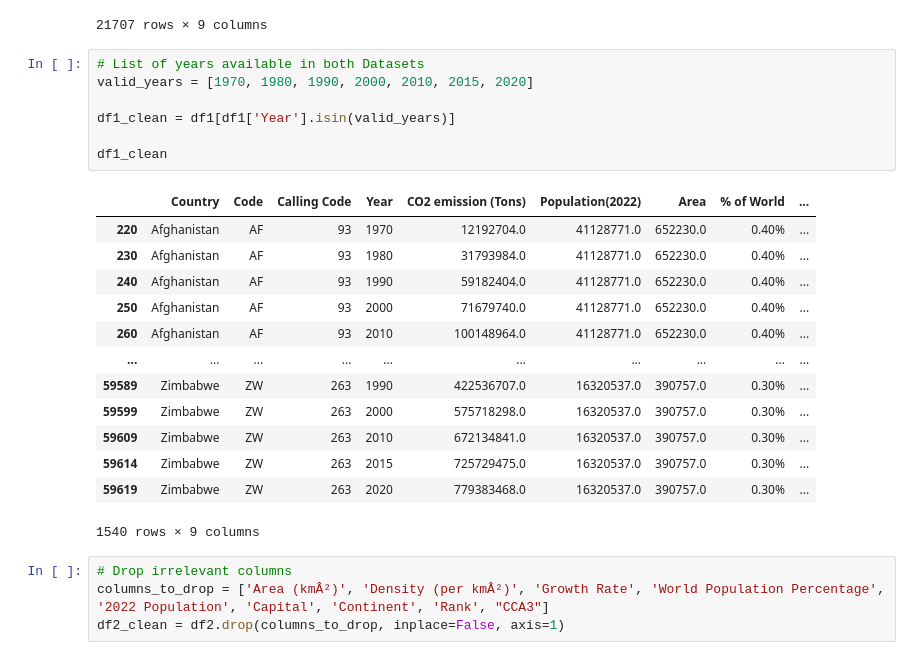
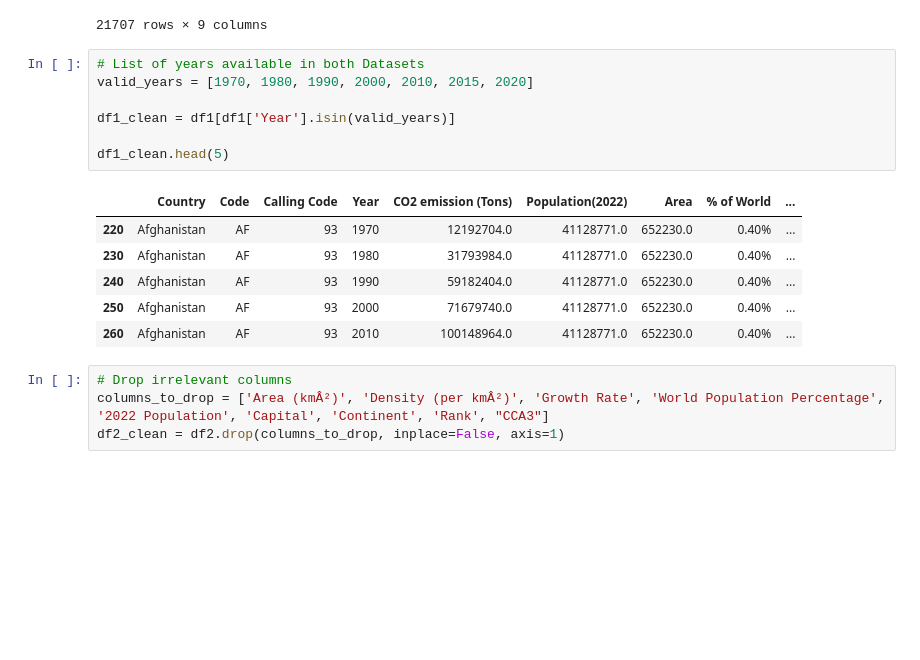
Before and after one commit to Nelius1k/Regression-Model, a Jupyter notebook: co2-Emissions.ipynb, the cells around one changed output. Saved outputs shown, nothing was run; the diff lists cells and outputs as text; blank space fills up the shorter version.

Commit message:
table 2 merge fix

```diff
--- a/co2-Emissions.ipynb
+++ b/co2-Emissions.ipynb
@@ -83,24 +83,17 @@ df1_clean
 # %%
 # List of years available in both Datasets
 valid_years = [1970, 1980, 1990, 2000, 2010, 2015, 2020]
 
 df1_clean = df1[df1['Year'].isin(valid_years)]
 
-df1_clean
+df1_clean.head(5)
 # %% [output]
 |  | Country | Code | Calling Code | Year | CO2 emission (Tons) | Population(2022) | Area | % of World | ... |
 | 220 | Afghanistan | AF | 93 | 1970 | 12192704.0 | 41128771.0 | 652230.0 | 0.40% | ... |
 | 230 | Afghanistan | AF | 93 | 1980 | 31793984.0 | 41128771.0 | 652230.0 | 0.40% | ... |
 | 240 | Afghanistan | AF | 93 | 1990 | 59182404.0 | 41128771.0 | 652230.0 | 0.40% | ... |
 | 250 | Afghanistan | AF | 93 | 2000 | 71679740.0 | 41128771.0 | 652230.0 | 0.40% | ... |
 | 260 | Afghanistan | AF | 93 | 2010 | 100148964.0 | 41128771.0 | 652230.0 | 0.40% | ... |
-| ... | ... | ... | ... | ... | ... | ... | ... | ... | ... |
-| 59589 | Zimbabwe | ZW | 263 | 1990 | 422536707.0 | 16320537.0 | 390757.0 | 0.30% | ... |
-| 59599 | Zimbabwe | ZW | 263 | 2000 | 575718298.0 | 16320537.0 | 390757.0 | 0.30% | ... |
-| 59609 | Zimbabwe | ZW | 263 | 2010 | 672134841.0 | 16320537.0 | 390757.0 | 0.30% | ... |
-| 59614 | Zimbabwe | ZW | 263 | 2015 | 725729475.0 | 16320537.0 | 390757.0 | 0.30% | ... |
-| 59619 | Zimbabwe | ZW | 263 | 2020 | 779383468.0 | 16320537.0 | 390757.0 | 0.30% | ... |
-1540 rows × 9 columns
 # %%
 # Drop irrelevant columns
 columns_to_drop = ['Area (kmÂ²)', 'Density (per kmÂ²)', 'Growth Rate', 'World Population Percentage', '2022 Population', 'Capital', 'Continent', 'Rank', "CCA3"]
```
Also changed, not shown: parts of 3 cells of this notebook.
